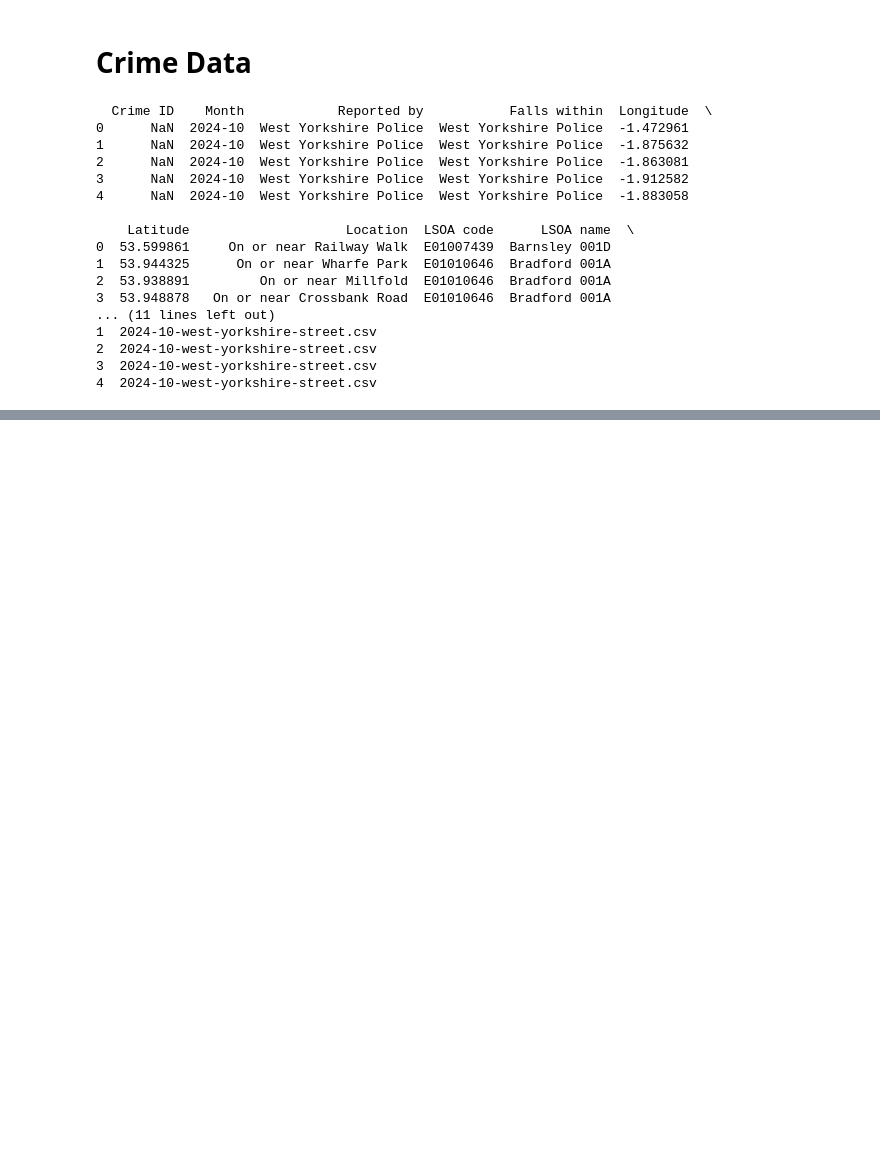
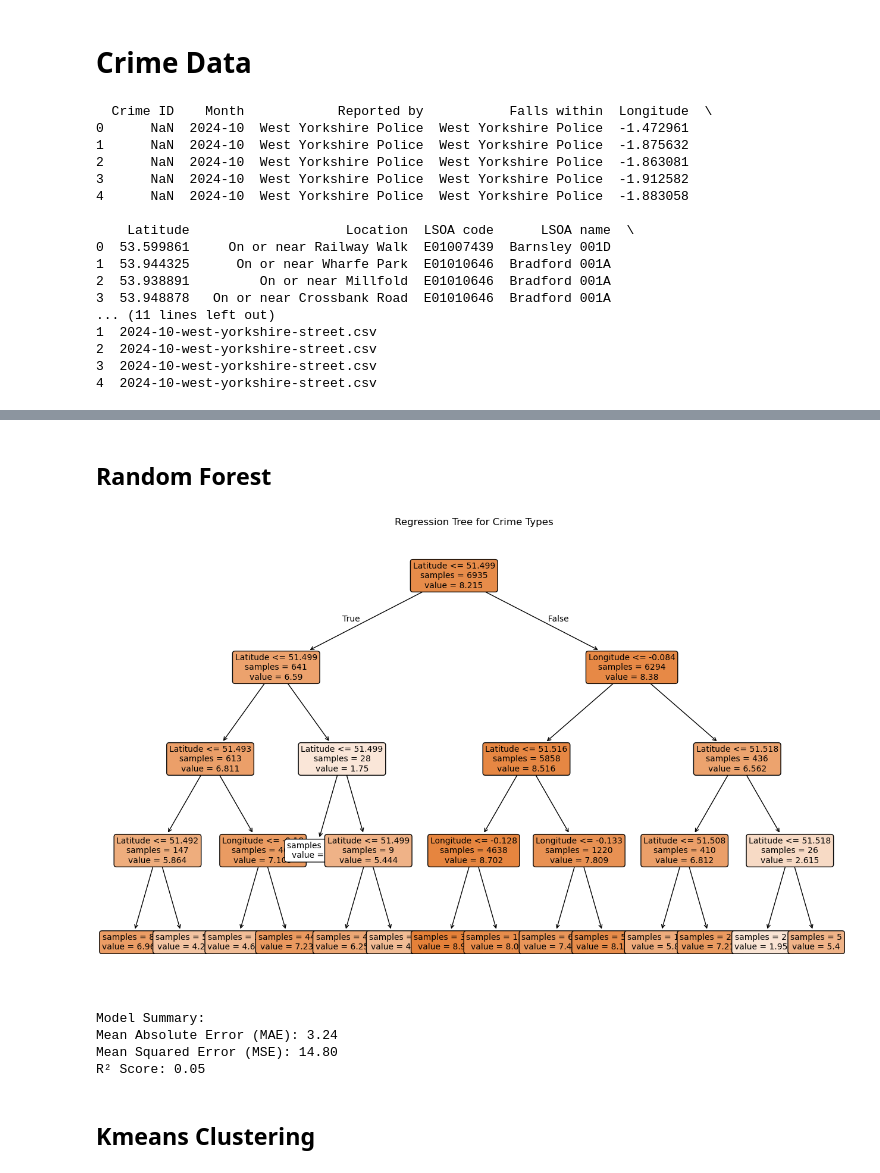
Before and after one commit to robertnesterodhiambo/robertnesterodhiambo-Data-analysis, a Jupyter notebook: lsoa/Henry.ipynb, the cells around one changed output, grey strips where cells are left out. Cells and saved outputs as stored; diff of their text form; code cells hidden in the pictures; blank space fills up the shorter version.

Commit message:
models

```diff
--- a/lsoa/Henry.ipynb
+++ b/lsoa/Henry.ipynb
@@ -131,0 +642,59 @@ crime_data.to_csv("combined_crime_data.csv", index=False)
+# %% [markdown]
+## Random Forest
+# %%
+from sklearn.tree import DecisionTreeRegressor, plot_tree
+import matplotlib.pyplot as plt
+from sklearn.model_selection import train_test_split
+
+# Encode 'Crime type' numerically (if not already encoded)
+le_crime_type = LabelEncoder()
+data['Crime Type Encoded'] = le_crime_type.fit_transform(data['Crime type'])
+
+# Select features and target
+X = data[['Latitude', 'Longitude']]  # Features: geographical coordinates
+y = data['Crime Type Encoded']       # Target: encoded crime type
+
+# Train-test split
+X_train, X_test, y_train, y_test = train_test_split(X, y, test_size=0.3, random_state=42)
+# %%
+# Create and train a Decision Tree Regressor
+reg_tree = DecisionTreeRegressor(max_depth=4, random_state=42)
+reg_tree.fit(X_train, y_train)
+
+# Predict on test data
+y_pred = reg_tree.predict(X_test)
+# %%
+# Plot the decision tree
+plt.figure(figsize=(16, 10))
+plot_tree(
+    reg_tree,
+    feature_names=['Latitude', 'Longitude'],
+    filled=True,
+    rounded=True,
+    fontsize=10,
+    impurity=False
+)
+plt.title("Regression Tree for Crime Types")
+plt.show()
+# %% [output]
+[figure, added]
+# %%
+from sklearn.metrics import mean_absolute_error, mean_squared_error, r2_score
+
+# Evaluate model predictions
+mae = mean_absolute_error(y_test, y_pred)
+mse = mean_squared_error(y_test, y_pred)
+r2 = r2_score(y_test, y_pred)
+
+# Model summary
+print("Model Summary:")
+print(f"Mean Absolute Error (MAE): {mae:.2f}")
+print(f"Mean Squared Error (MSE): {mse:.2f}")
+print(f"R² Score: {r2:.2f}")
+# %% [output]
+Model Summary:
+Mean Absolute Error (MAE): 3.24
+Mean Squared Error (MSE): 14.80
+R² Score: 0.05
+# %% [markdown]
+## Kmeans Clustering
```
Also changed, not shown: parts of 24 cells of this notebook, 3 other files.
